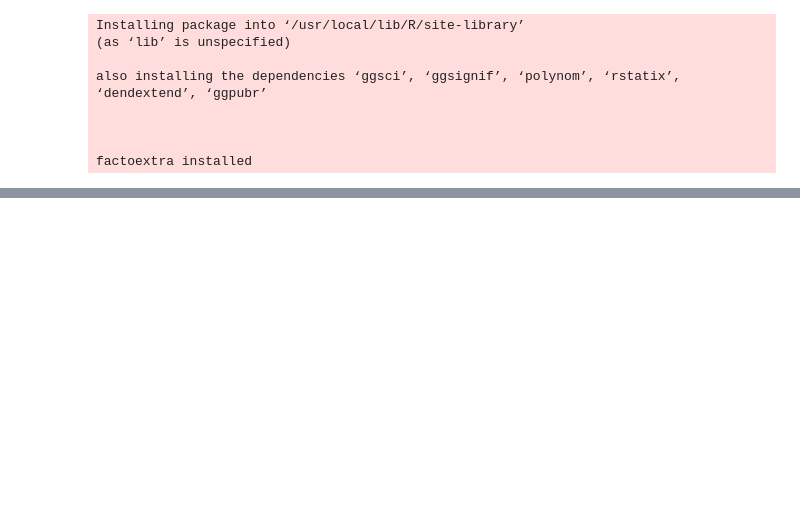
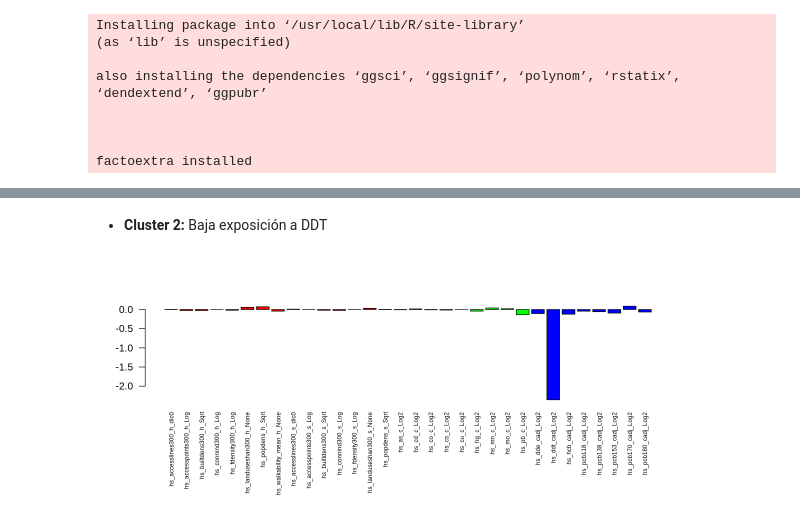
Before and after one commit to alldominguez/ISGlobal.sesion4.Exposoma, a Jupyter notebook: curso_exposoma_modulo_4.ipynb, the cells around one changed output, grey strips where cells are left out. Saved outputs shown, nothing was run; the diff lists cells and outputs as text; code cells hidden in the pictures; blank space fills up the shorter version.

```diff
--- a/curso_exposoma_modulo_4.ipynb
+++ b/curso_exposoma_modulo_4.ipynb
@@ -764,0 +773,12 @@ png
+# %% [markdown]
+* **Cluster 2:** Baja exposición a DDT
+# %%
+options(repr.plot.width=10, repr.plot.height=4) # definimos el tamaño del gráfico en colab
+par(mar = c(8, 4, 4, 2) + 0.1)  # c(bottom, left, top, right) ajustamos los margenes
+barplot(as.numeric(clus.means[2,2:ncol(clus.means)]), col=c(rep("red",15),rep("green",9),rep("blue",8)),
+        names.arg=names(clus.means)[-1],
+        cex.names=.6,
+        las=2,
+        srt=90)
+# %% [output]
+[figure, added]
```
Also changed, not shown: parts of 17 cells of this notebook.
